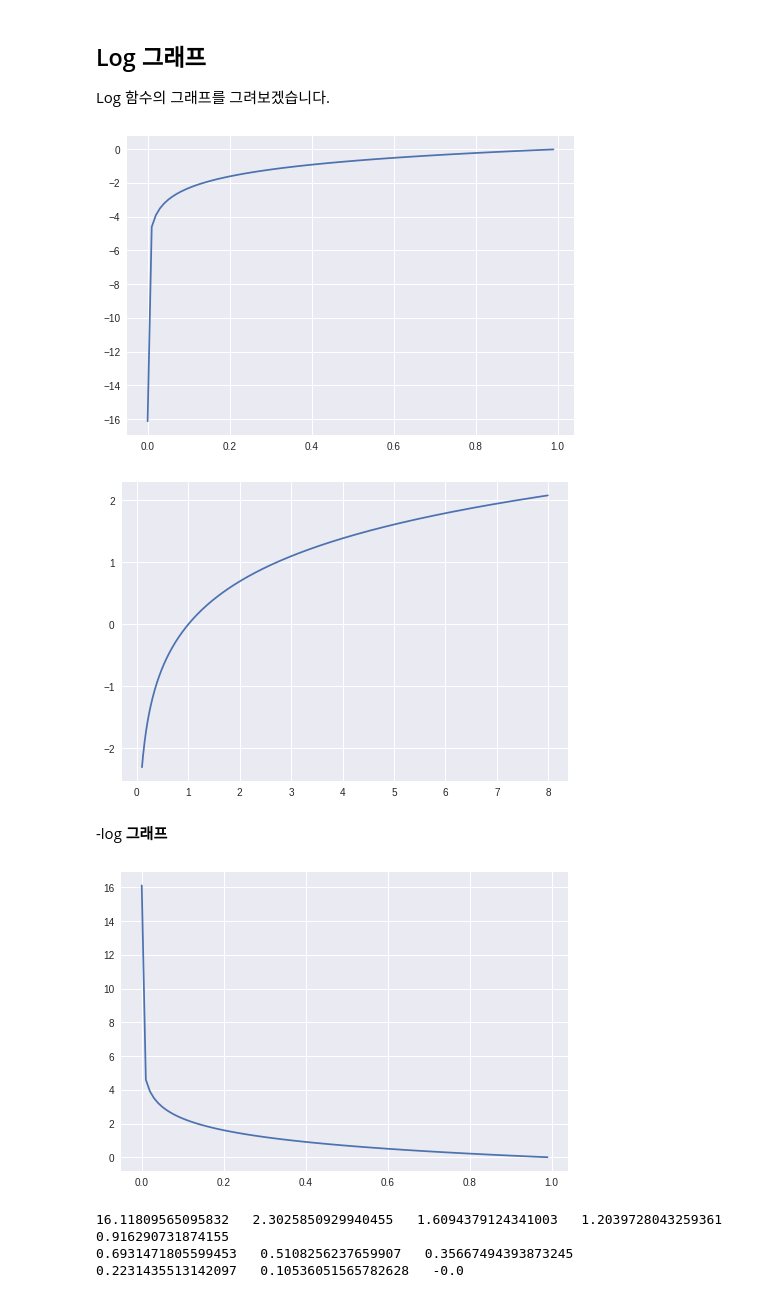
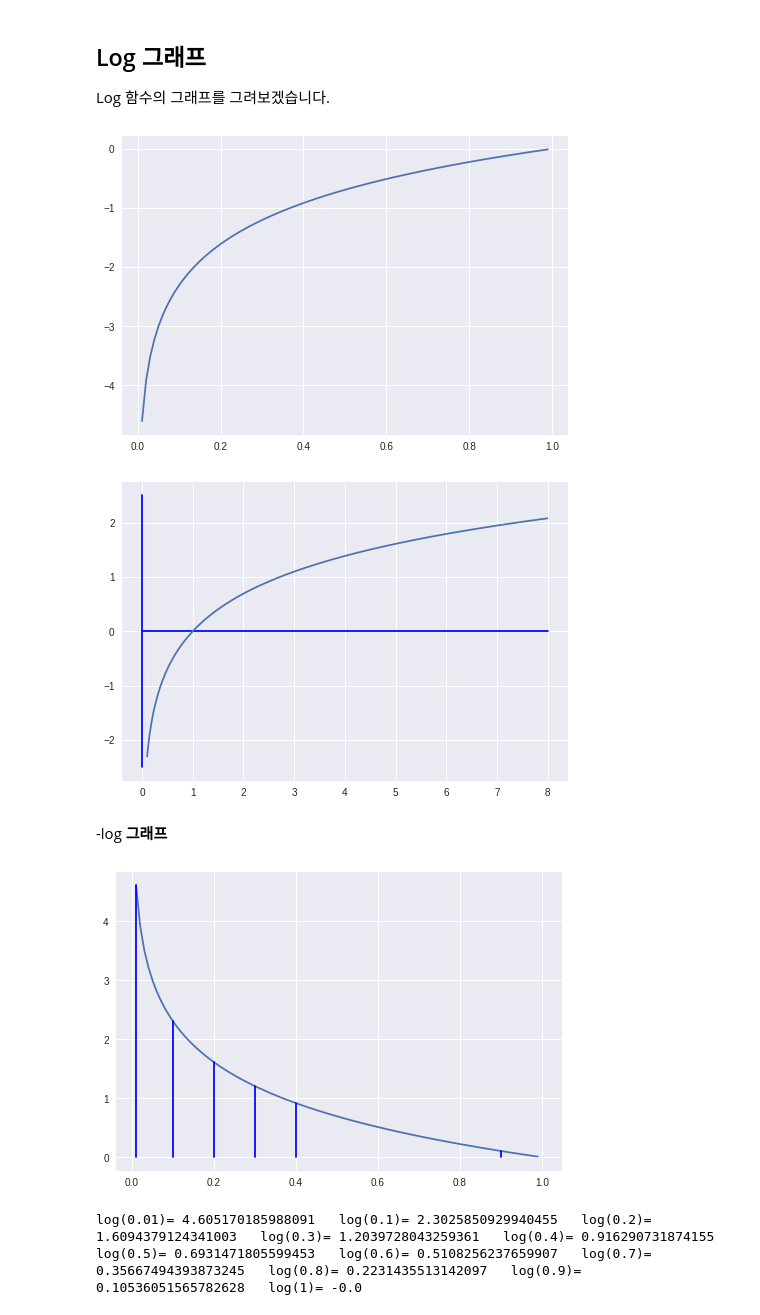
Before and after one commit to eventia/deepLearningOpenLecture, a Jupyter notebook: log_graph.ipynb, the cells around one changed output. Drawn from its saved outputs; the diff is of its cells as text; code cells hidden in the pictures.

```diff
--- a/log_graph.ipynb
+++ b/log_graph.ipynb
@@ -6,12 +6,14 @@ Log 함수의 그래프를 그려보겠습니다.
 # %%
 import numpy as np
 t = [0, 0, 1, 0, 0, 0, 0, 0, 0, 0]
+axe1 = [0 , 0]
+axe2 = [2.5 , -2.5]
+axe3 = [0, 8]
 
 import matplotlib.pyplot as plt
 
-delta = 1e-7
-x = np.arange(0, 1, 0.01)
-y = np.log(x+delta)
+x = np.arange(0.01, 1, 0.01)
+y = np.log(x)
 
 
 # Graph
@@ -21,27 +23,37 @@ plt.show()
 
 xa = np.arange(0.1,8,0.01)
 ya = np.log(xa)
-
-plt.plot(xa,ya)
+plt.plot (axe1,axe2, "b")
+plt.plot (axe3, axe1, "b")
+plt.plot (xa,ya)
 plt.show()
 # %% [output]
-[figure, old version]
+[figure, new version]
-[figure, old version]
+[figure, new version]
 # %% [markdown]
 -log **그래프**
 # %%
-x = np.arange(0, 1, 0.01)
-y = -np.log(x+delta)
+x = np.arange(0.01, 1, 0.01)
+y = -np.log(x)
 
 
 # Graph
 plt.plot(x,y)
+plt.plot((0.01, 0.01), (0, -np.log(0.01)), "b")
+plt.plot((0.1, 0.1), (0, -np.log(0.1)), "b")
+plt.plot((0.2, 0.2), (0, -np.log(0.2)), "b")
+plt.plot((0.3, 0.3), (0, -np.log(0.3)), "b")
+plt.plot((0.4, 0.4), (0, -np.log(0.4)), "b")
+
+plt.plot((0.9, 0.9), (0, -np.log(0.9)), "b")
+plt.plot((1, 1), (0, -np.log(1)), "b")
+
 #plt.grid()
 plt.show()
 
-print(-np.log(delta)," ", -np.log(0.1)," ", -np.log(0.2)," ", -np.log(0.3)," ", -np.log(0.4)," ",)
-print(-np.log(0.5)," ", -np.log(0.6)," ", -np.log(0.7)," ", -np.log(0.8)," ", -np.log(0.9)," ", -np.log(1.0)," ",)
+print("log(0.01)=",-np.log(0.01)," ","log(0.1)=", -np.log(0.1)," ", "log(0.2)=",-np.log(0.2)," ", "log(0.3)=",-np.log(0.3)," ", "log(0.4)=",-np.log(0.4)," ",)
+print("log(0.5)=",-np.log(0.5)," ","log(0.6)=", -np.log(0.6)," ", "log(0.7)=",-np.log(0.7)," ", "log(0.8)=",-np.log(0.8)," ", "log(0.9)=",-np.log(0.9)," ", "log(1)=",-np.log(1.0)," ",)
 # %% [output]
-[figure, old version]
+[figure, new version]
-16.11809565095832   2.3025850929940455   1.6094379124341003   1.2039728043259361   0.916290731874155
-0.6931471805599453   0.5108256237659907   0.35667494393873245   0.2231435513142097   0.10536051565782628   -0.0
+log(0.01)= 4.605170185988091   log(0.1)= 2.3025850929940455   log(0.2)= 1.6094379124341003   log(0.3)= 1.2039728043259361   log(0.4)= 0.916290731874155
+log(0.5)= 0.6931471805599453   log(0.6)= 0.5108256237659907   log(0.7)= 0.35667494393873245   log(0.8)= 0.2231435513142097   log(0.9)= 0.10536051565782628   log(1)= -0.0
```
